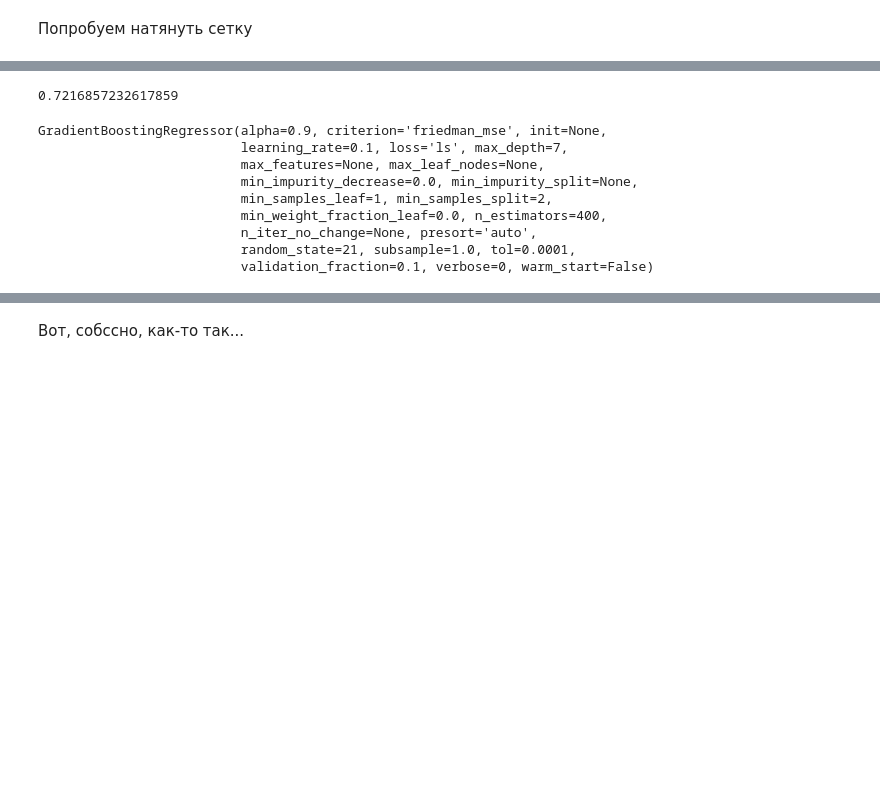
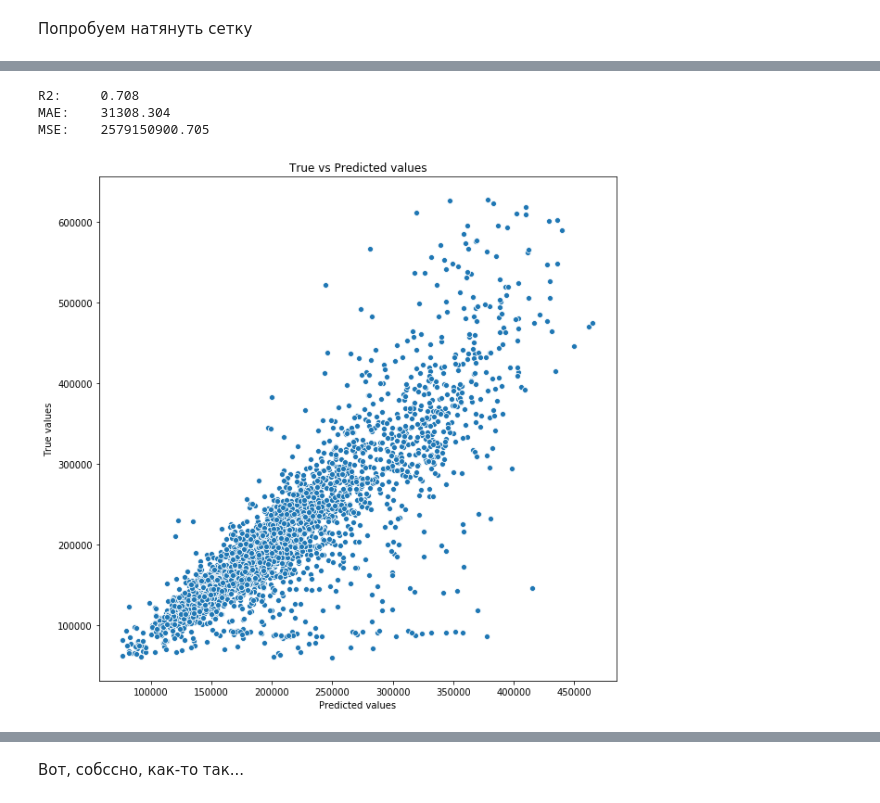
Before and after one commit to comrade747/python, a Jupyter notebook: project_task/ErshovAA_workbook2.ipynb, the cells around one changed output, grey strips where cells are left out. Saved outputs shown, nothing was run; the diff lists cells and outputs as text; code cells hidden in the pictures; blank space fills up the shorter version.

```diff
--- a/project_task/ErshovAA_workbook2.ipynb
+++ b/project_task/ErshovAA_workbook2.ipynb
@@ -672,17 +686,7 @@ check_test_rfr.head()
 # %%
-r2_score(check_test_rfr["y_test"], check_test_rfr["y_pred"])
+evaluate_preds(check_test_rfr["y_test"], check_test_rfr["y_pred"] )
 # %% [output]
-0.7216857232617859
+R2:     0.708
+MAE:    31308.304
+MSE:    2579150900.705
+[figure, added]
-# %%
-final_model = GradientBoostingRegressor(n_estimators=400, max_depth=7, random_state=21)
-final_model.fit(X_train, y_train)
-# %% [output]
-GradientBoostingRegressor(alpha=0.9, criterion='friedman_mse', init=None,
-                          learning_rate=0.1, loss='ls', max_depth=7,
-                          max_features=None, max_leaf_nodes=None,
-                          min_impurity_decrease=0.0, min_impurity_split=None,
-                          min_samples_leaf=1, min_samples_split=2,
-                          min_weight_fraction_leaf=0.0, n_estimators=400,
-                          n_iter_no_change=None, presort='auto',
-                          random_state=21, subsample=1.0, tol=0.0001,
-                          validation_fraction=0.1, verbose=0, warm_start=False)
```
Also changed, not shown: parts of 27 cells of this notebook.
